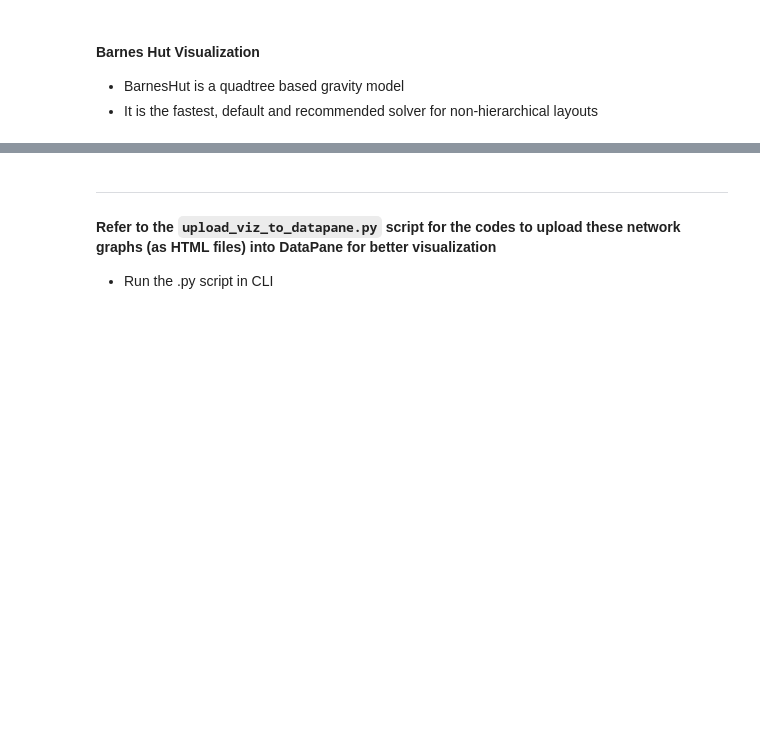
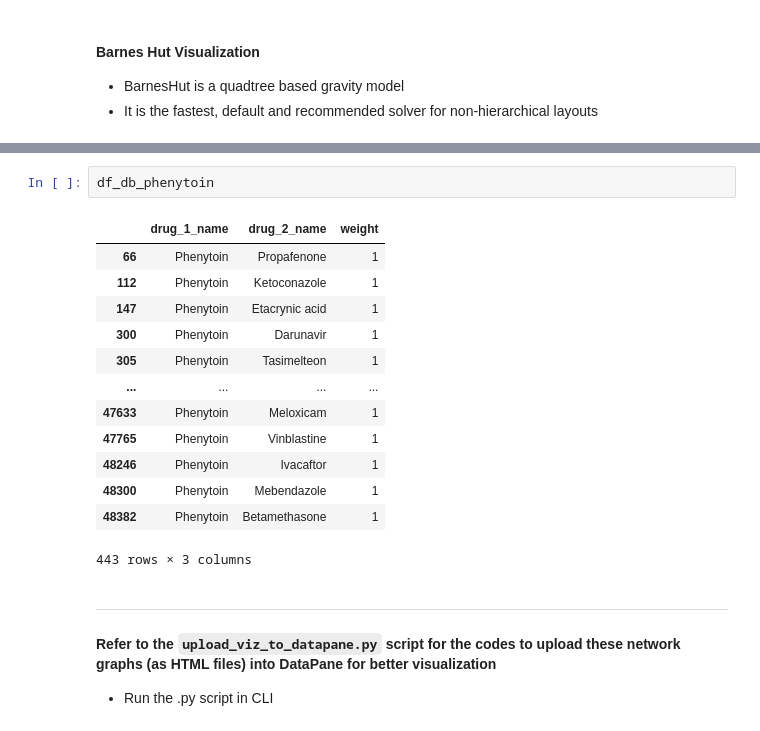
Before and after one commit to kennethleungty/Drug-Interactions-Network-Analysis-and-Visualization, a Jupyter notebook: 02_Network_Analysis_and_Visualization.ipynb, the cells around one changed output, grey strips where cells are left out. Cells and saved outputs as stored; diff of their text form; blank space fills up the shorter version.

```diff
--- a/02_Network_Analysis_and_Visualization.ipynb
+++ b/02_Network_Analysis_and_Visualization.ipynb
@@ -368,6 +425,22 @@ db_net_phenytoin.show('drug_interactions_network_phenytoin.html')
 [interactive output not drawn]
 # %% [markdown]
 ![image.png](attachment:image.png)
+# %%
+df_db_phenytoin
+# %% [output]
+|  | drug_1_name | drug_2_name | weight |
+| 66 | Phenytoin | Propafenone | 1 |
+| 112 | Phenytoin | Ketoconazole | 1 |
+| 147 | Phenytoin | Etacrynic acid | 1 |
+| 300 | Phenytoin | Darunavir | 1 |
+| 305 | Phenytoin | Tasimelteon | 1 |
+| ... | ... | ... | ... |
+| 47633 | Phenytoin | Meloxicam | 1 |
+| 47765 | Phenytoin | Vinblastine | 1 |
+| 48246 | Phenytoin | Ivacaftor | 1 |
+| 48300 | Phenytoin | Mebendazole | 1 |
+| 48382 | Phenytoin | Betamethasone | 1 |
+443 rows × 3 columns
 # %% [markdown]
 ___
 #### Refer to the `upload_viz_to_datapane.py` script for the codes to upload these network graphs (as HTML files) into DataPane for better visualization
```
Also changed, not shown: parts of 10 cells of this notebook, 1 other file.
